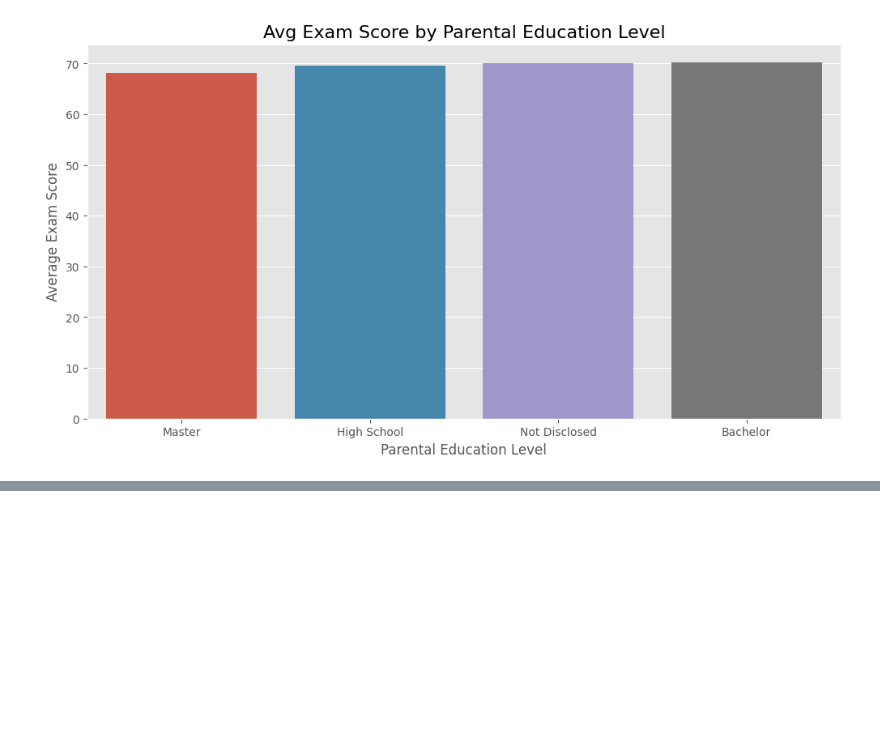
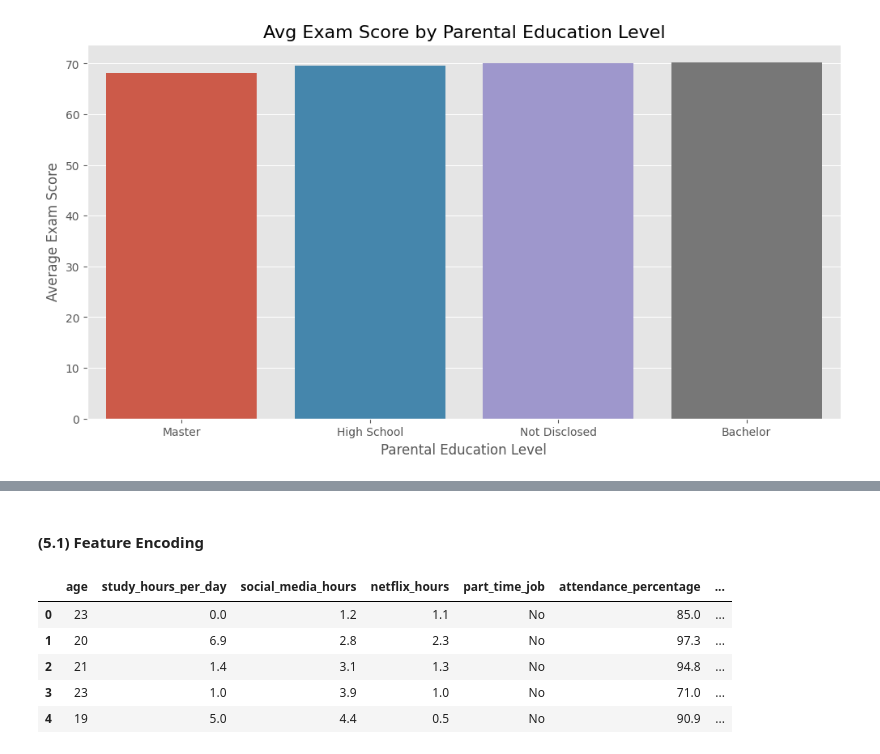
Before and after one commit to AnubhavYadavBCA25/Student-Habit-Performance-Project, a Jupyter notebook: notebook/EDA.ipynb, the cells around one changed output, grey strips where cells are left out. Cells and saved outputs as stored; diff of their text form; code cells hidden in the pictures; blank space fills up the shorter version.

Commit message:
EDA completed and feature encoding completed

```diff
--- a/notebook/EDA.ipynb
+++ b/notebook/EDA.ipynb
@@ -458,0 +626,26 @@ Text(0, 0.5, 'Average Exam Score')
+# %% [markdown]
+#### (5.1) Feature Encoding
+# %%
+# OneHot Encoding for 'gender' feature
+from sklearn.preprocessing import OneHotEncoder
+
+# Assume df is your DataFrame
+ohe = OneHotEncoder(drop='first', sparse_output=False)  # drop='first' to avoid dummy variable trap
+
+# Reshape the gender column and apply OHE
+gender_encoded = ohe.fit_transform(df[['gender']])
+
+# Create dataframe with encoded column names
+gender_encoded_df = pd.DataFrame(gender_encoded, columns=ohe.get_feature_names_out(['gender']))
+
+# Concatenate with original df (and drop original 'gender' column)
+df = pd.concat([df.drop('gender', axis=1), gender_encoded_df], axis=1)
+
+df.head()
+# %% [output]
+|  | age | study_hours_per_day | social_media_hours | netflix_hours | part_time_job | attendance_percentage | ... |
+| 0 | 23 | 0.0 | 1.2 | 1.1 | No | 85.0 | ... |
+| 1 | 20 | 6.9 | 2.8 | 2.3 | No | 97.3 | ... |
+| 2 | 21 | 1.4 | 3.1 | 1.3 | No | 94.8 | ... |
+| 3 | 23 | 1.0 | 3.9 | 1.0 | No | 71.0 | ... |
+| 4 | 19 | 5.0 | 4.4 | 0.5 | No | 90.9 | ... |
```
Also changed, not shown: parts of 41 cells of this notebook.
